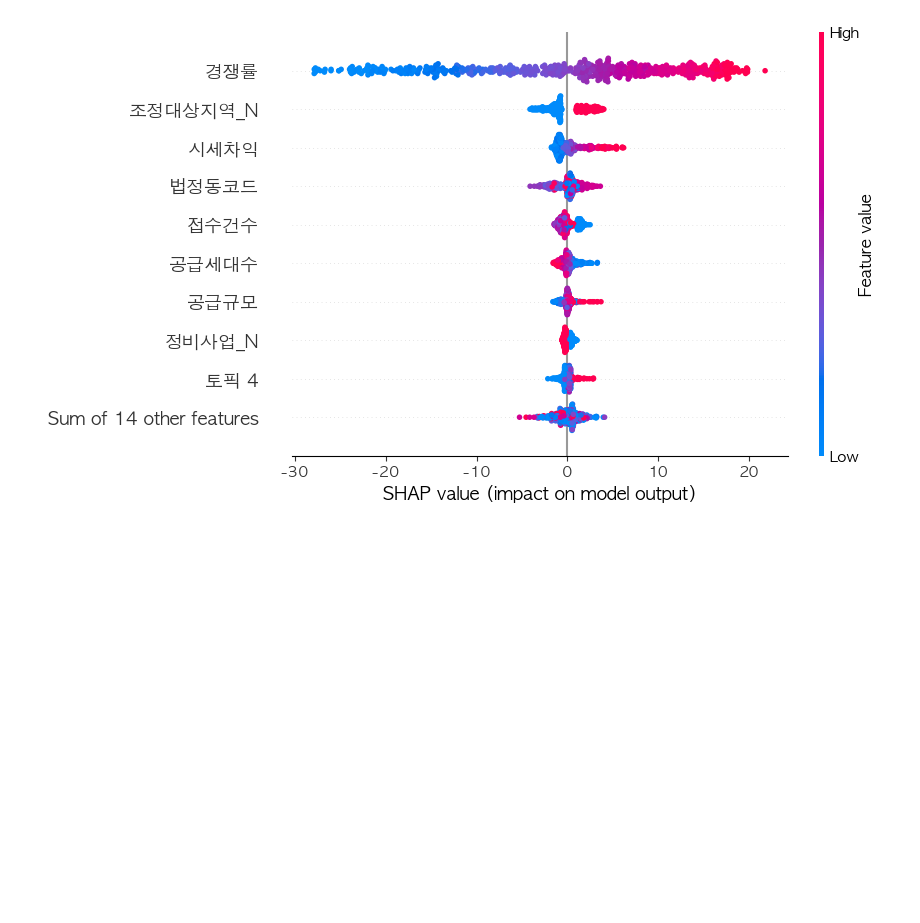
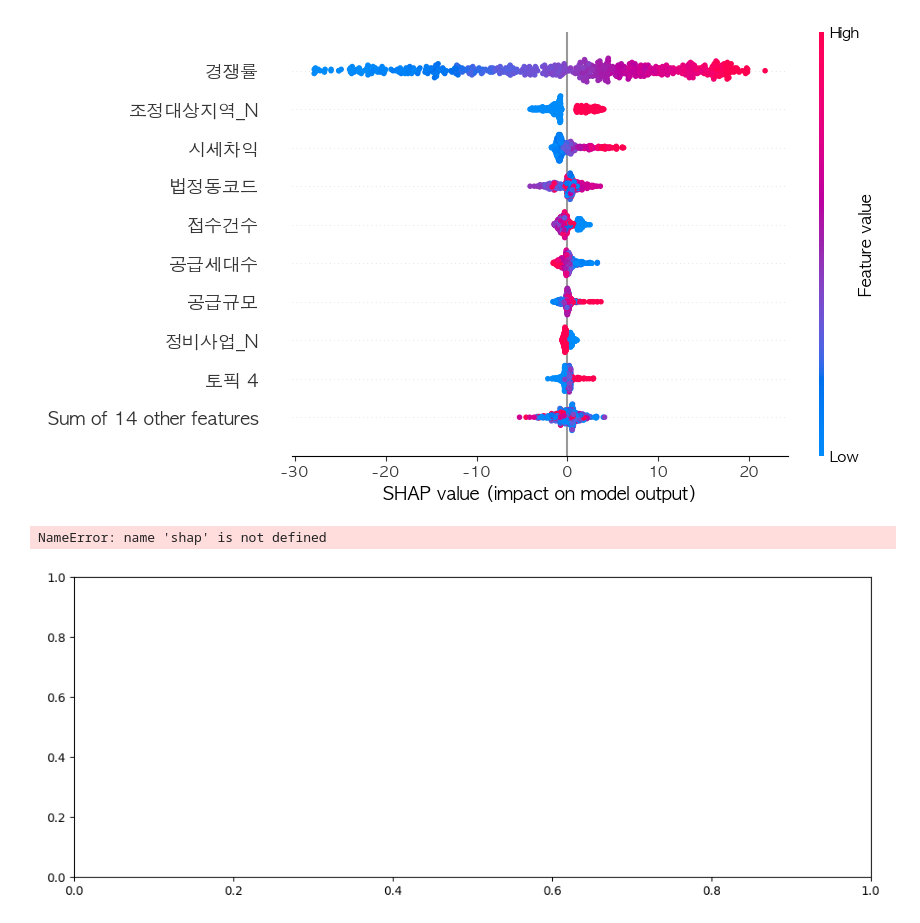
Before and after one commit to choikwangil95/HKToss-MLOps-Proejct, a Jupyter notebook: src/shap_low.ipynb, the cells around one changed output. Drawn from its saved outputs; the diff is of its cells as text; code cells hidden in the pictures; blank space fills up the shorter version.

```diff
--- a/src/shap_low.ipynb
+++ b/src/shap_low.ipynb
@@ -159,3 +159,24 @@ shap.plots.waterfall(shap_values[sample_idx])
 shap.plots.beeswarm(shap_values)
 # %% [output]
 [figure]
+# %%
+import matplotlib.pyplot as plt
+
+# 그림 생성
+plt.figure(figsize=(12, 10))
+
+# Force plot 생성 (상단)
+plt.subplot(2, 1, 1)
+shap_force = shap.force_plot(explainer.expected_value, shap_values.values[3, :], X_test_transformed.iloc[3, :], matplotlib=True, show=False)
+plt.title("Force Plot")
+
+# Waterfall plot 생성 (하단)
+plt.subplot(2, 1, 2)
+shap.plots.waterfall(shap_values[sample_idx], show=False)
+plt.title("Waterfall Plot")
+
+plt.tight_layout()
+plt.show()
+# %% [output]
+NameError: name 'shap' is not defined
+[figure, added]
```
Also changed, not shown: parts of 2 cells of this notebook.
